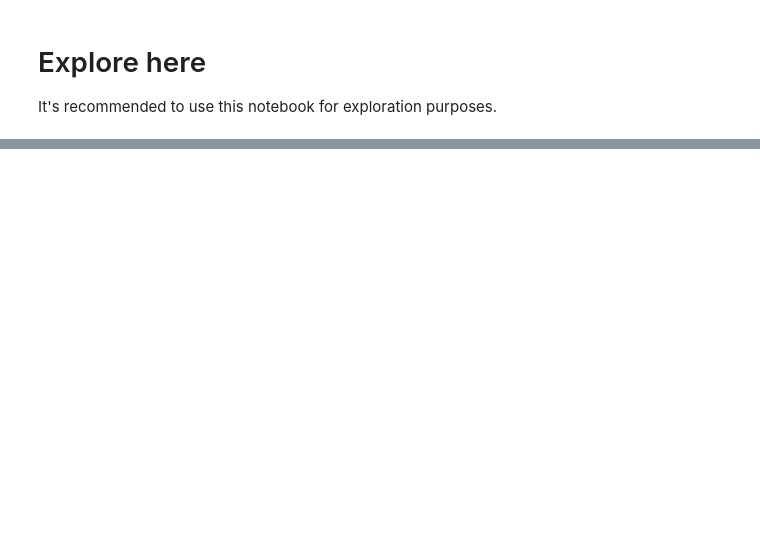
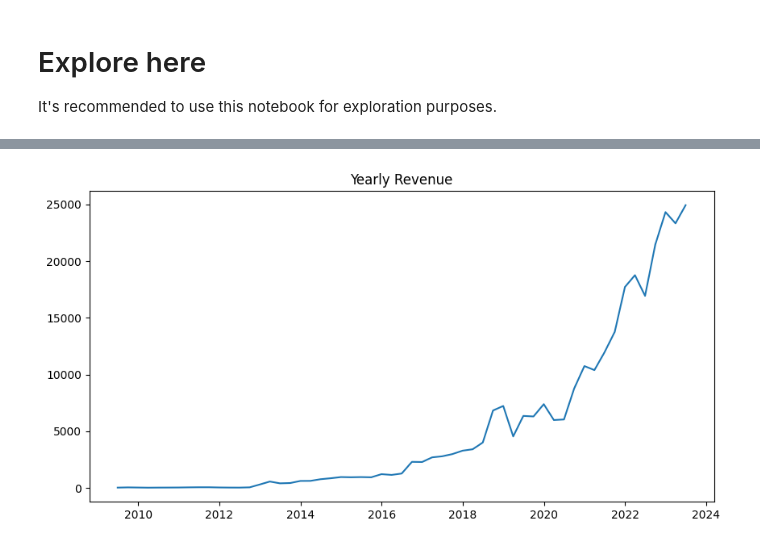
Before and after one commit to Elisag28/web-scraping-project-tutorial, a Jupyter notebook: src/explore.ipynb, the cells around one changed output, grey strips where cells are left out. Drawn from its saved outputs; the diff is of its cells as text; code cells hidden in the pictures; blank space fills up the shorter version.

```diff
--- a/src/explore.ipynb
+++ b/src/explore.ipynb
@@ -7,14 +7,34 @@ import requests
 import pandas as pd
 import time
 from bs4 import BeautifulSoup as bs
+import io
+import sqlite3
 
 
-url = ('https://www.macrotrends.net/stocks/charts/TSLA/tesla/revenue')
+web = ('https://www.macrotrends.net/stocks/charts/TSLA/tesla/revenue')
 
 headers =  {"User-Agent": "Mozilla/5.0 (Macintosh; Intel Mac OS X 10_11_5) AppleWebKit/537.36 (KHTML, like Gecko) Chrome/50.0.2661.102 Safari/537.36"}
 
-data_ = requests.get(url, time.sleep(10), headers = headers)
+data_ = requests.get(web, time.sleep(10), headers = headers)
 
-data_text = bs(data_.text, 'html')
+data_string = io.StringIO(data_.text)
 
-tab = data_text.find_all("table")
+#table_ = pd.read_html(data_string)[0] not necessary
+
+table_2 = pd.read_html(data_string)[1]
+
+#annual_rev = pd.DataFrame(table_) not necessary
+
+quarterly_rev = pd.DataFrame(table_2)
+
+tesla_quarterly = quarterly_rev.rename(columns= {'Tesla Quarterly Revenue (Millions of US $)' : 'Date','Tesla Quarterly Revenue (Millions of US $).1' : 'Revenue'})
+# %%
+#Cleaning the data
+
+tesla_quarterly = tesla_quarterly[tesla_quarterly['Revenue'].notna()]
+
+tesla_quarterly['Revenue'] = tesla_quarterly['Revenue'].apply(lambda x: x.replace("$", ""))
+
+tesla_quarterly['Revenue'] = tesla_quarterly['Revenue'].apply(lambda x: x.replace(",", ""))
+
+tesla_quarterly
@@ -20,0 +99,14 @@ tab = data_text.find_all("table")
+# %%
+import matplotlib.pyplot as plt
+import seaborn as sns
+
+#Data visualization
+x = tesla_quarterly['Date']
+y = tesla_quarterly['Revenue']
+
+plt.figure(figsize = (10, 5))
+plt.plot(x, y)
+plt.title('Yearly Revenue')
+plt.show()
+# %% [output]
+[figure, added]
```
Also changed, not shown: parts of 8 cells of this notebook, 2 other files.
